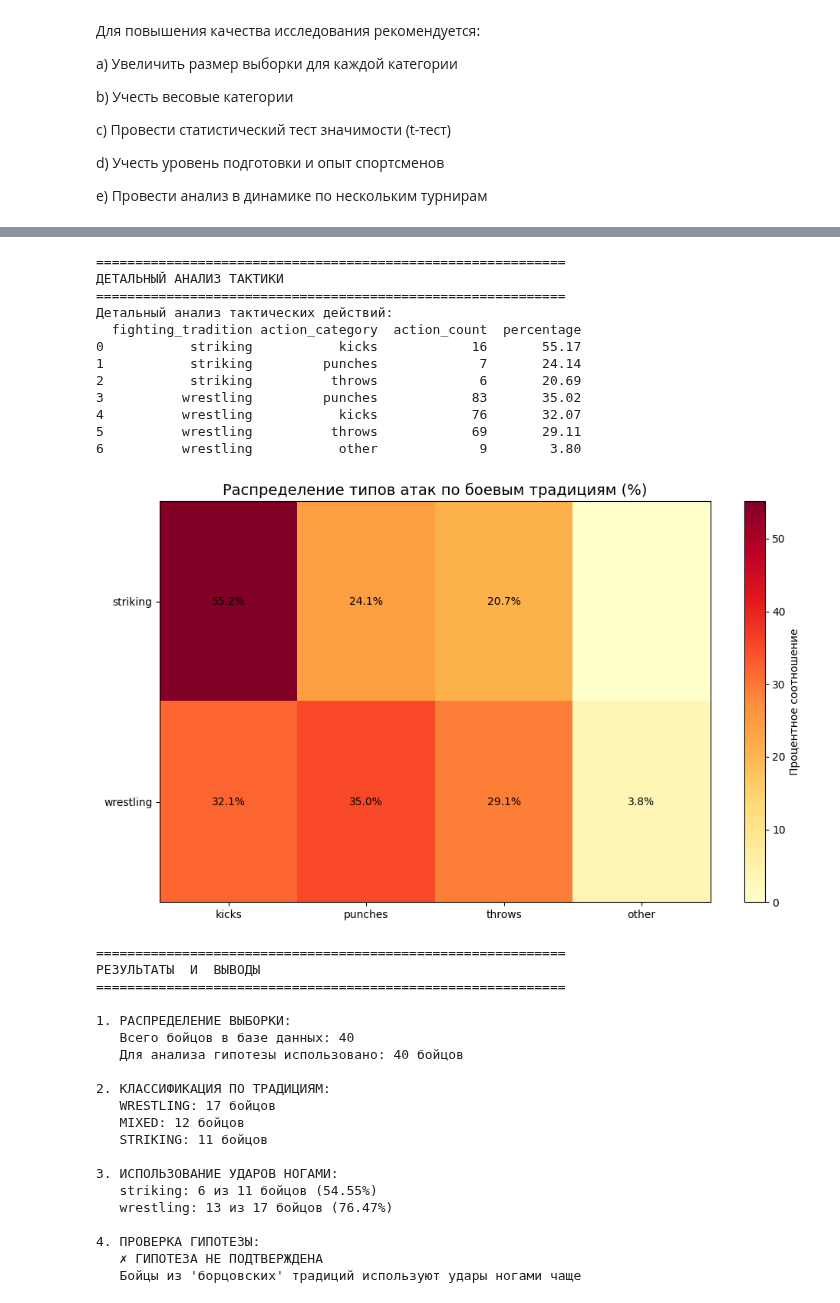
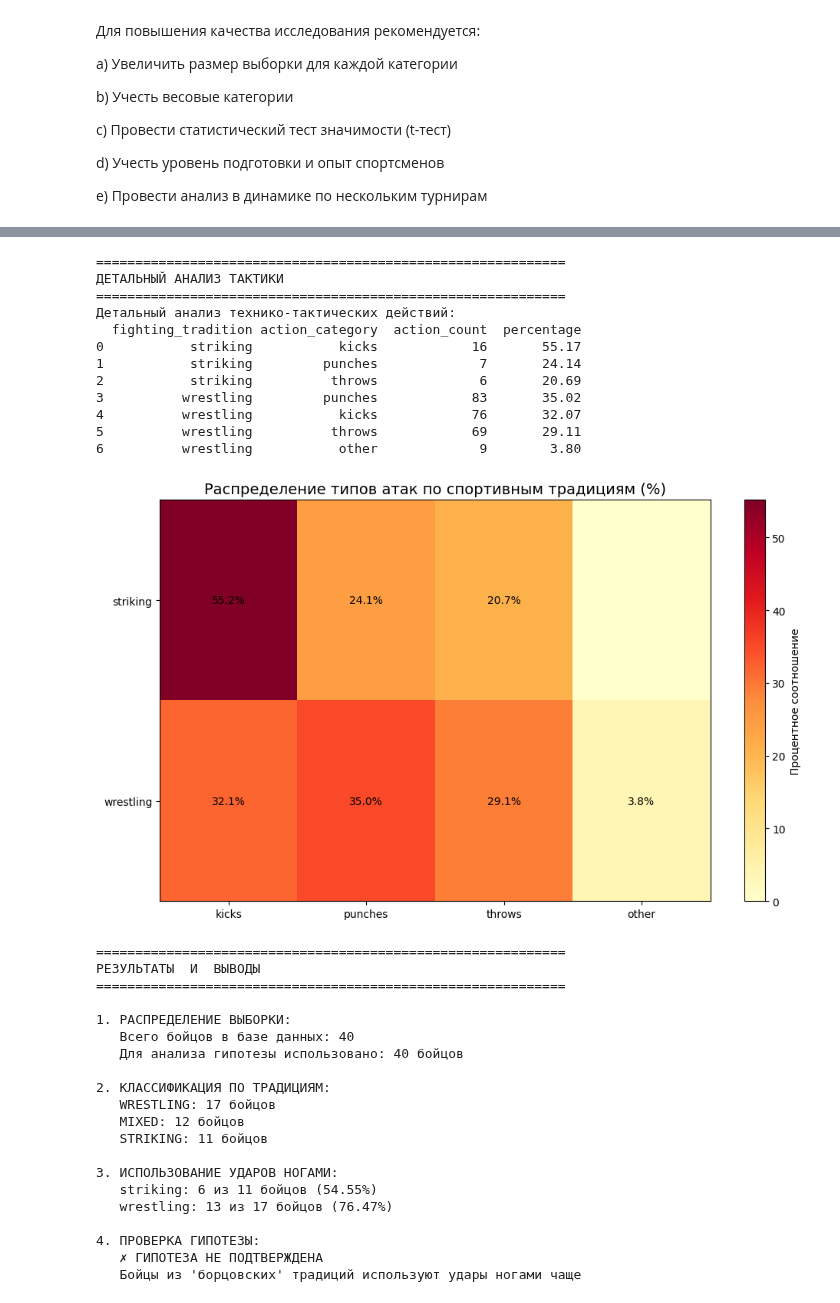
Before and after one commit to vn322/Sport-University, a Jupyter notebook: combat/ absrb2022.ipynb, the cells around one changed output, grey strips where cells are left out. Cells and saved outputs as stored; diff of their text form; code cells hidden in the pictures.

```diff
--- a/combat/ absrb2022.ipynb
+++ b/combat/ absrb2022.ipynb
@@ -827,7 +827,7 @@ print("\n" + "="*60)
 print("ДЕТАЛЬНЫЙ АНАЛИЗ ТАКТИКИ")
 print("="*60)
 
-# Создаем комплексный анализ тактических действий
+# Создаем комплексный анализ техн-тактических действий
 detailed_analysis_query = '''
 WITH action_categories AS (
     SELECT
@@ -879,7 +879,7 @@ ORDER BY fighting_tradition, action_count DESC
 
 try:
     detailed_data = pd.read_sql(detailed_analysis_query, con)
-    print("Детальный анализ тактических действий:")
+    print("Детальный анализ технико-тактических действий:")
     print(detailed_data)
 
     # Создаем дополнительную визуализацию
@@ -922,7 +922,7 @@ try:
                 text = ax3.text(j, i, f'{value:.1f}%',
                                ha="center", va="center", color="black", fontsize=10)
 
-    ax3.set_title('Распределение типов атак по боевым традициям (%)', fontsize=14)
+    ax3.set_title('Распределение типов атак по спортивным традициям (%)', fontsize=14)
     plt.colorbar(im, ax=ax3, label='Процентное соотношение')
     plt.tight_layout()
     plt.show()
@@ -969,35 +969,35 @@ if 'kick_results' in locals() and not kick_results.empty:
 ============================================================
 ВИЗУАЛИЗАЦИЯ РЕЗУЛЬТАТОВ
 ============================================================
 Создаем таблицу для визуализации...
 Проверяем созданную таблицу...
 Таблица создана успешно. Записей: 40
 
 Данные для визуализации:
   fighting_tradition  fighter_count
 0          wrestling             17
 1              mixed             12
 2           striking             11
 
 Анализируем использование ударов ногами...
 Данные об использовании ударов ногами:
   fighting_tradition  total_fighters  fighters_with_kicks  percent_with_kicks
 0           striking              11                    6               54.55
 1          wrestling              17                   13               76.47
 [figure]
 ============================================================
 ДЕТАЛЬНЫЙ АНАЛИЗ ТАКТИКИ
 ============================================================
-Детальный анализ тактических действий:
+Детальный анализ технико-тактических действий:
   fighting_tradition action_category  action_count  percentage
 0           striking           kicks            16       55.17
 1           striking         punches             7       24.14
 2           striking          throws             6       20.69
 3          wrestling         punches            83       35.02
 4          wrestling           kicks            76       32.07
 5          wrestling          throws            69       29.11
 6          wrestling           other             9        3.80
-[figure, old version]
+[figure, new version]
 ============================================================
 РЕЗУЛЬТАТЫ  И  ВЫВОДЫ
 ============================================================
```
Also changed, not shown: parts of 1 cell of this notebook.
